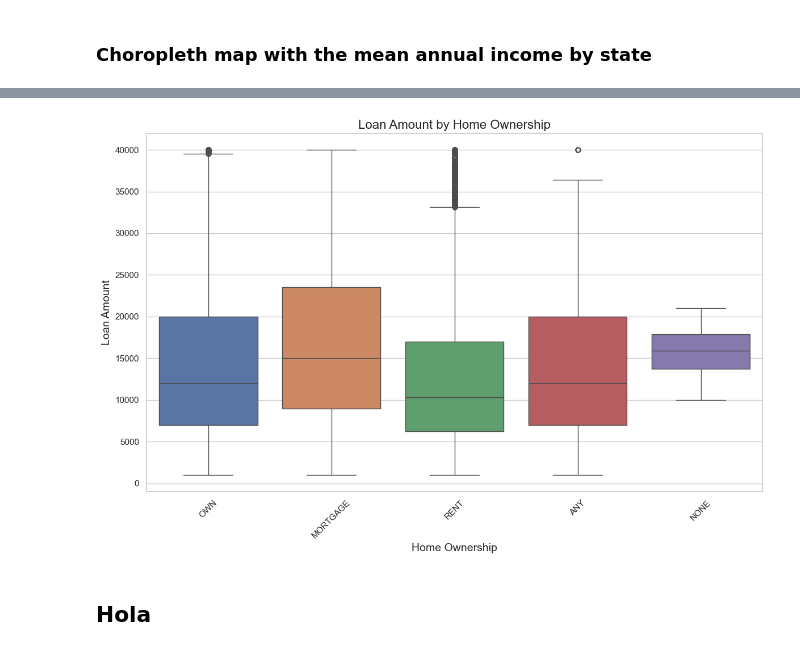
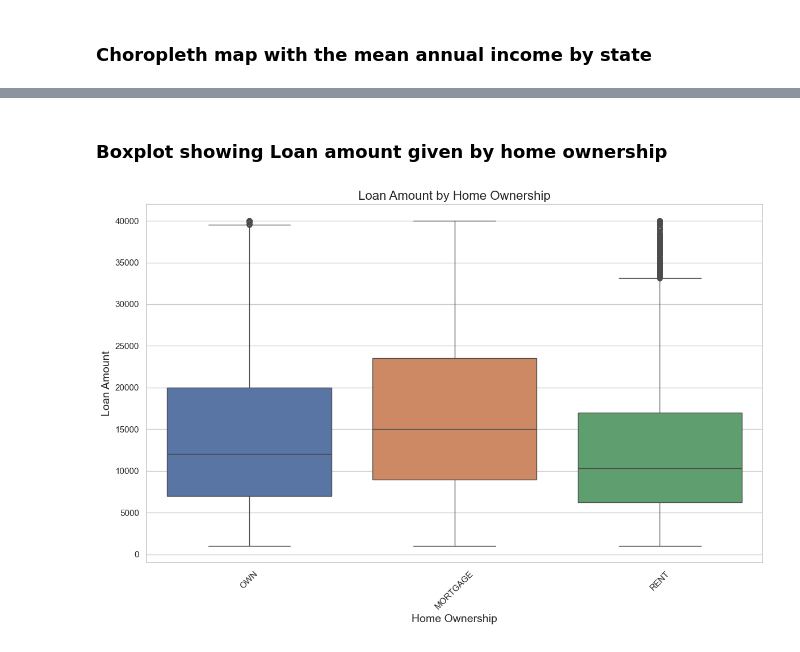
Before and after one commit to karenreyesss/1st-project-bootcamp, a Jupyter notebook: project1.ipynb, the cells around one changed output, grey strips where cells are left out. Cells and saved outputs as stored; diff of their text form; code cells hidden in the pictures.

```diff
--- a/project1.ipynb
+++ b/project1.ipynb
@@ -418,26 +446,35 @@ Index(['loan_amnt', 'funded_amnt', 'funded_amnt_inv', 'term', 'int_rate',
+# %% [markdown]
+### Boxplot showing Loan amount given by home ownership
 # %%
+# Filter the dataset and clean the data
+demographic_data = lending_club_data[['home_ownership', 'loan_amnt']].dropna()
+
+# Define the known categories of home ownership
+known_categories = ['OWN', 'RENT', 'MORTGAGE']
+
+# Filter out rows where home_ownership is not one of the known categories
+demographic_data_filtered = demographic_data[demographic_data['home_ownership'].isin(known_categories)]
+
 # Set style
 sns.set(style="whitegrid")
 
 # Create the boxplot with seaborn
 plt.figure(figsize=(12, 8))
-sns.boxplot(x='home_ownership', y='loan_amnt', data=demographic_data, hue='home_ownership', legend=False)
+sns.boxplot(x='home_ownership', y='loan_amnt', data=demographic_data_filtered, hue='home_ownership', legend=False)
 
 # Add title and labels
 plt.title('Loan Amount by Home Ownership', fontsize=16)
 plt.xlabel('Home Ownership', fontsize=14)
 plt.ylabel('Loan Amount', fontsize=14)
 
 # Rotate x-axis labels for better readability
 plt.xticks(rotation=45)
 
 # Save word cloud as image
 plt.savefig('Outputs/boxplot.jpg', bbox_inches='tight', pad_inches=0)
 
 # Show plot
 plt.tight_layout()
 plt.show()
 # %% [output]
-[figure, old version]
+[figure, new version]
-# %% [markdown]
-## Hola
```
Also changed, not shown: parts of 7 cells of this notebook.
